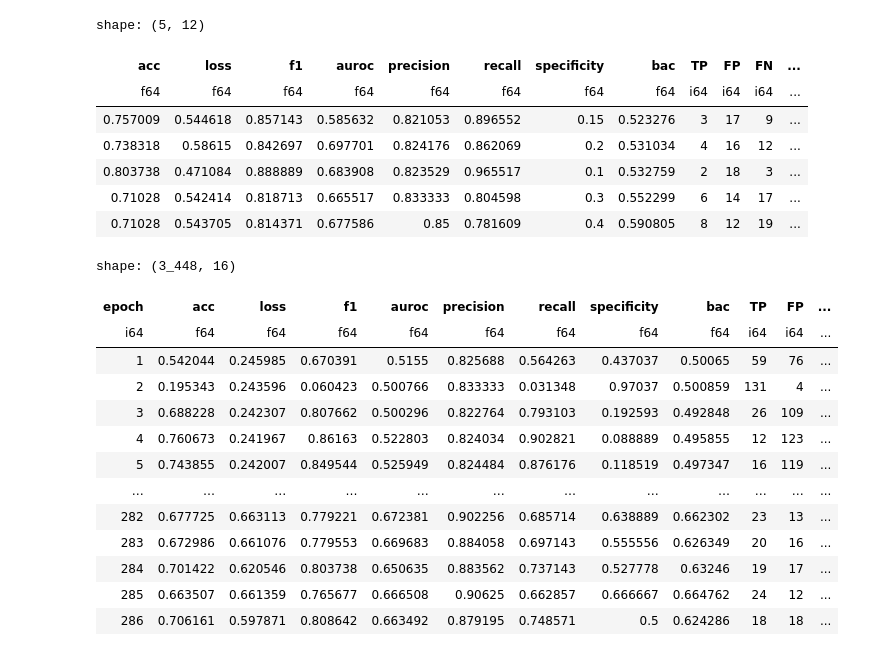
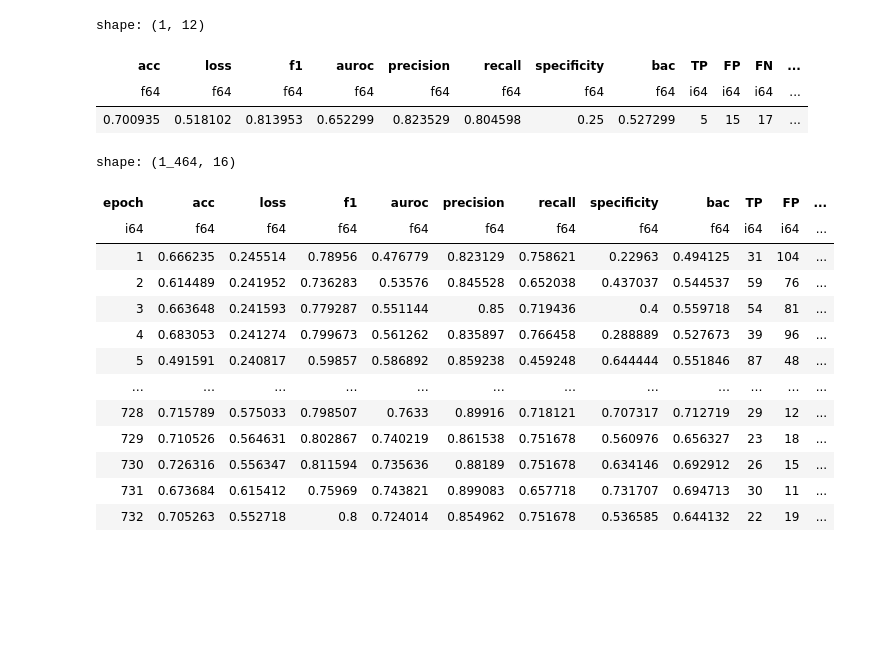
Before and after one commit to halli2/cci, a Jupyter notebook: viewer.ipynb, the cells around one changed output. Drawn from its saved outputs; the diff is of its cells as text; code cells hidden in the pictures; blank space fills up the shorter version.

```diff
--- a/viewer.ipynb
+++ b/viewer.ipynb
@@ -23,20 +23,21 @@ from cci.utils import project_dir
 # res_dir = project_dir() / "results/CNN/174"
 
 res_dir = project_dir() / "results/CNN_vft/91"
+res_dir = project_dir() / "results/CNN_full/66"
+res_dir = project_dir() / "results/CNN_bigger_kernel_full_fixed/160"
+res_dir = project_dir() / "results/CNN_bigger_kernel_vft_fixed/196"
+res_dir = project_dir() / "results/CNN_bigger_kernel_as_fixed/151"
+res_dir = project_dir() / "results/CNN_bigger_kernel_full_fixed/349"
 # model = torch.load(res_dir / "0_model.pt", map_location=torch.device("cpu"))
 # print()
 # %%
 test_df = pl.read_csv(res_dir / "*_test.csv").drop("epoch")
 test_df
 # %% [output]
-shape: (5, 12)
+shape: (1, 12)
 | acc | loss | f1 | auroc | precision | recall | specificity | bac | TP | FP | FN | ... |
 | f64 | f64 | f64 | f64 | f64 | f64 | f64 | f64 | i64 | i64 | i64 | ... |
-| 0.757009 | 0.544618 | 0.857143 | 0.585632 | 0.821053 | 0.896552 | 0.15 | 0.523276 | 3 | 17 | 9 | ... |
-| 0.738318 | 0.58615 | 0.842697 | 0.697701 | 0.824176 | 0.862069 | 0.2 | 0.531034 | 4 | 16 | 12 | ... |
-| 0.803738 | 0.471084 | 0.888889 | 0.683908 | 0.823529 | 0.965517 | 0.1 | 0.532759 | 2 | 18 | 3 | ... |
-| 0.71028 | 0.542414 | 0.818713 | 0.665517 | 0.833333 | 0.804598 | 0.3 | 0.552299 | 6 | 14 | 17 | ... |
-| 0.71028 | 0.543705 | 0.814371 | 0.677586 | 0.85 | 0.781609 | 0.4 | 0.590805 | 8 | 12 | 19 | ... |
+| 0.700935 | 0.518102 | 0.813953 | 0.652299 | 0.823529 | 0.804598 | 0.25 | 0.527299 | 5 | 15 | 17 | ... |
 # %%
 import numpy as np
 
@@ -59,42 +60,45 @@ for tp, fp, fn, tn in test_df.select(["TP", "FP", "FN", "TN"]).rows():
 # %%
 def get_df(group) -> pl.DataFrame:
     df = pl.read_csv(res_dir / f"0_{group}.csv").with_columns(
         pl.lit(0).alias("fold"),
         pl.lit(group).alias("group"),
         pl.lit(f"{group}_0").alias("identifier"),
     )
 
-    for i in range(1, 5):
-        df = df.vstack(
-            pl.read_csv(res_dir / f"{i}_{group}.csv").with_columns(
-                pl.lit(i).alias("fold"),
-                pl.lit(group).alias("group"),
-                pl.lit(f"{group}_{i}").alias("identifier"),
+    try:
+        for i in range(1, 5):
+            df = df.vstack(
+                pl.read_csv(res_dir / f"{i}_{group}.csv").with_columns(
+                    pl.lit(i).alias("fold"),
+                    pl.lit(group).alias("group"),
+                    pl.lit(f"{group}_{i}").alias("identifier"),
+                )
             )
-        )
+    except:
+        pass
 
     return df
 
 
 df = get_df("train")
 
 df = df.vstack(get_df("val"))
 df
 # %% [output]
-shape: (3_448, 16)
+shape: (1_464, 16)
 | epoch | acc | loss | f1 | auroc | precision | recall | specificity | bac | TP | FP | ... |
 | i64 | f64 | f64 | f64 | f64 | f64 | f64 | f64 | f64 | i64 | i64 | ... |
-| 1 | 0.542044 | 0.245985 | 0.670391 | 0.5155 | 0.825688 | 0.564263 | 0.437037 | 0.50065 | 59 | 76 | ... |
-| 2 | 0.195343 | 0.243596 | 0.060423 | 0.500766 | 0.833333 | 0.031348 | 0.97037 | 0.500859 | 131 | 4 | ... |
-| 3 | 0.688228 | 0.242307 | 0.807662 | 0.500296 | 0.822764 | 0.793103 | 0.192593 | 0.492848 | 26 | 109 | ... |
-| 4 | 0.760673 | 0.241967 | 0.86163 | 0.522803 | 0.824034 | 0.902821 | 0.088889 | 0.495855 | 12 | 123 | ... |
-| 5 | 0.743855 | 0.242007 | 0.849544 | 0.525949 | 0.824484 | 0.876176 | 0.118519 | 0.497347 | 16 | 119 | ... |
+| 1 | 0.666235 | 0.245514 | 0.78956 | 0.476779 | 0.823129 | 0.758621 | 0.22963 | 0.494125 | 31 | 104 | ... |
+| 2 | 0.614489 | 0.241952 | 0.736283 | 0.53576 | 0.845528 | 0.652038 | 0.437037 | 0.544537 | 59 | 76 | ... |
+| 3 | 0.663648 | 0.241593 | 0.779287 | 0.551144 | 0.85 | 0.719436 | 0.4 | 0.559718 | 54 | 81 | ... |
+| 4 | 0.683053 | 0.241274 | 0.799673 | 0.561262 | 0.835897 | 0.766458 | 0.288889 | 0.527673 | 39 | 96 | ... |
+| 5 | 0.491591 | 0.240817 | 0.59857 | 0.586892 | 0.859238 | 0.459248 | 0.644444 | 0.551846 | 87 | 48 | ... |
 | … | … | … | … | … | … | … | … | … | … | … | ... |
-| 282 | 0.677725 | 0.663113 | 0.779221 | 0.672381 | 0.902256 | 0.685714 | 0.638889 | 0.662302 | 23 | 13 | ... |
-| 283 | 0.672986 | 0.661076 | 0.779553 | 0.669683 | 0.884058 | 0.697143 | 0.555556 | 0.626349 | 20 | 16 | ... |
-| 284 | 0.701422 | 0.620546 | 0.803738 | 0.650635 | 0.883562 | 0.737143 | 0.527778 | 0.63246 | 19 | 17 | ... |
-| 285 | 0.663507 | 0.661359 | 0.765677 | 0.666508 | 0.90625 | 0.662857 | 0.666667 | 0.664762 | 24 | 12 | ... |
-| 286 | 0.706161 | 0.597871 | 0.808642 | 0.663492 | 0.879195 | 0.748571 | 0.5 | 0.624286 | 18 | 18 | ... |
+| 728 | 0.715789 | 0.575033 | 0.798507 | 0.7633 | 0.89916 | 0.718121 | 0.707317 | 0.712719 | 29 | 12 | ... |
+| 729 | 0.710526 | 0.564631 | 0.802867 | 0.740219 | 0.861538 | 0.751678 | 0.560976 | 0.656327 | 23 | 18 | ... |
+| 730 | 0.726316 | 0.556347 | 0.811594 | 0.735636 | 0.88189 | 0.751678 | 0.634146 | 0.692912 | 26 | 15 | ... |
+| 731 | 0.673684 | 0.615412 | 0.75969 | 0.743821 | 0.899083 | 0.657718 | 0.731707 | 0.694713 | 30 | 11 | ... |
+| 732 | 0.705263 | 0.552718 | 0.8 | 0.724014 | 0.854962 | 0.751678 | 0.536585 | 0.644132 | 22 | 19 | ... |
 # %%
 # fig = px.line(df, x="epoch", y="loss", line_group="identifier", color="group", height=800)
 
```
